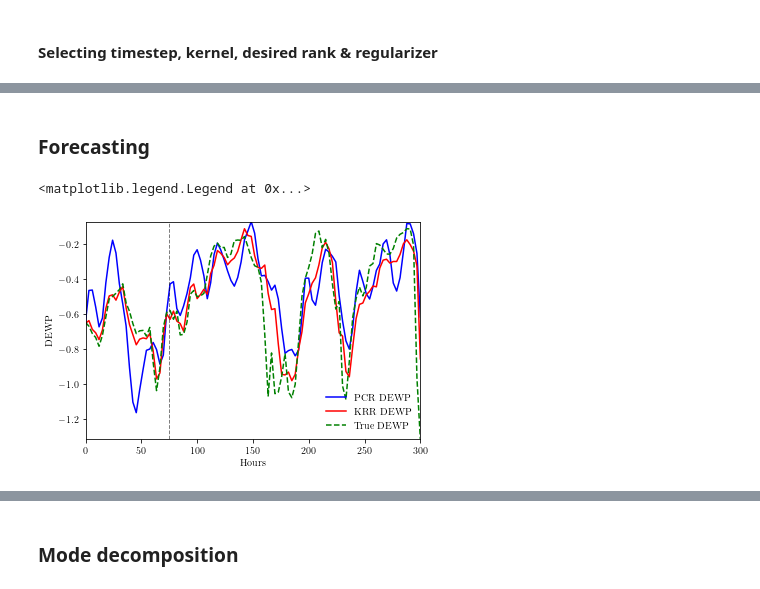
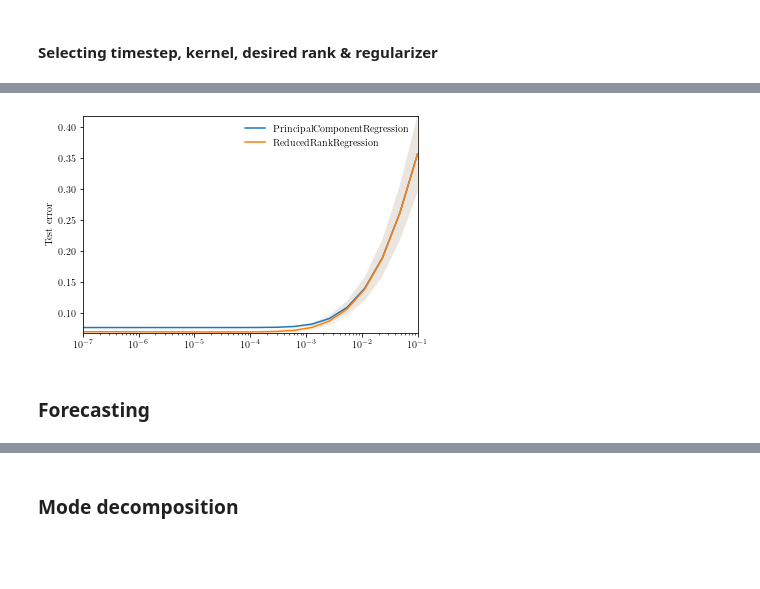
Before and after one commit to Machine-Learning-Dynamical-Systems/kooplearn, a Jupyter notebook: examples/Beijing_air_quality/analysis.ipynb, the cells around one changed output, grey strips where cells are left out. Saved outputs shown, nothing was run; the diff lists cells and outputs as text; code cells hidden in the pictures; blank space fills up the shorter version.

```diff
--- a/examples/Beijing_air_quality/analysis.ipynb
+++ b/examples/Beijing_air_quality/analysis.ipynb
@@ -53,2 +70,15 @@ plt.axhline(np.log(regularizer*num_samples))
+# %%
+fig, ax = plt.subplots()
+for idx, estimator in enumerate(estimators):
+    mean = error[:, idx, 0]
+    std = error[:, idx, 1]
+    ax.fill_between(iterator, mean - std, mean + std, alpha = 0.1)
+    ax.plot(iterator, mean, '-', label = estimator.__name__)
+    ax.margins(0)
+    ax.legend(frameon=False)
+    ax.set_ylabel("Test error")
+ax.set_xscale('log')
+# %% [output]
+[figure, added]
 # %% [markdown]
 ### Forecasting
@@ -80,25 +84,0 @@ def forecast_error(x_true, )
-# %%
-measurement = 'DEWP'
-
-data = [x_pcr, x_pred, x_true]
-labels = ['PCR', 'KRR', 'True']
-colors = ['b-', 'r-', 'g--']
-fig, ax = plt.subplots()
-def plot_forecast(ax, x, label, color):
-    m = mask_old_timesteps(x, features_names, measurement, history)
-    hours = np.linspace(0, n_steps*n_timesteps, n_steps)
-    #ax.plot(hours, m, color, alpha = 0.3, lw=0.3)
-    ax.plot(hours, m.mean(axis=1), color, label=label + ' ' + measurement)
-
-for i in range(len(data)):
-    plot_forecast(ax, data[i], labels[i], colors[i])
-ax.axvline(x=n_timesteps*25, color='k', linestyle='--', lw=1, alpha = 0.5)
-#plt.text(x=n_timesteps*25 + 3, y = -2, s='UNSEEN DATA', rotation='vertical', fontsize=8, verticalalignment='bottom')
-ax.set_ylabel(measurement)
-ax.set_xlabel('Hours')
-ax.margins(0)
-ax.legend(frameon=False)
-#plt.savefig("figs/predictions_" + measurement + ".pdf", bbox_inches='tight')
-# %% [output]
-<matplotlib.legend.Legend at 0x...>
-[figure, removed]
```
Also changed, not shown: parts of 31 cells of this notebook, 5 other files.
